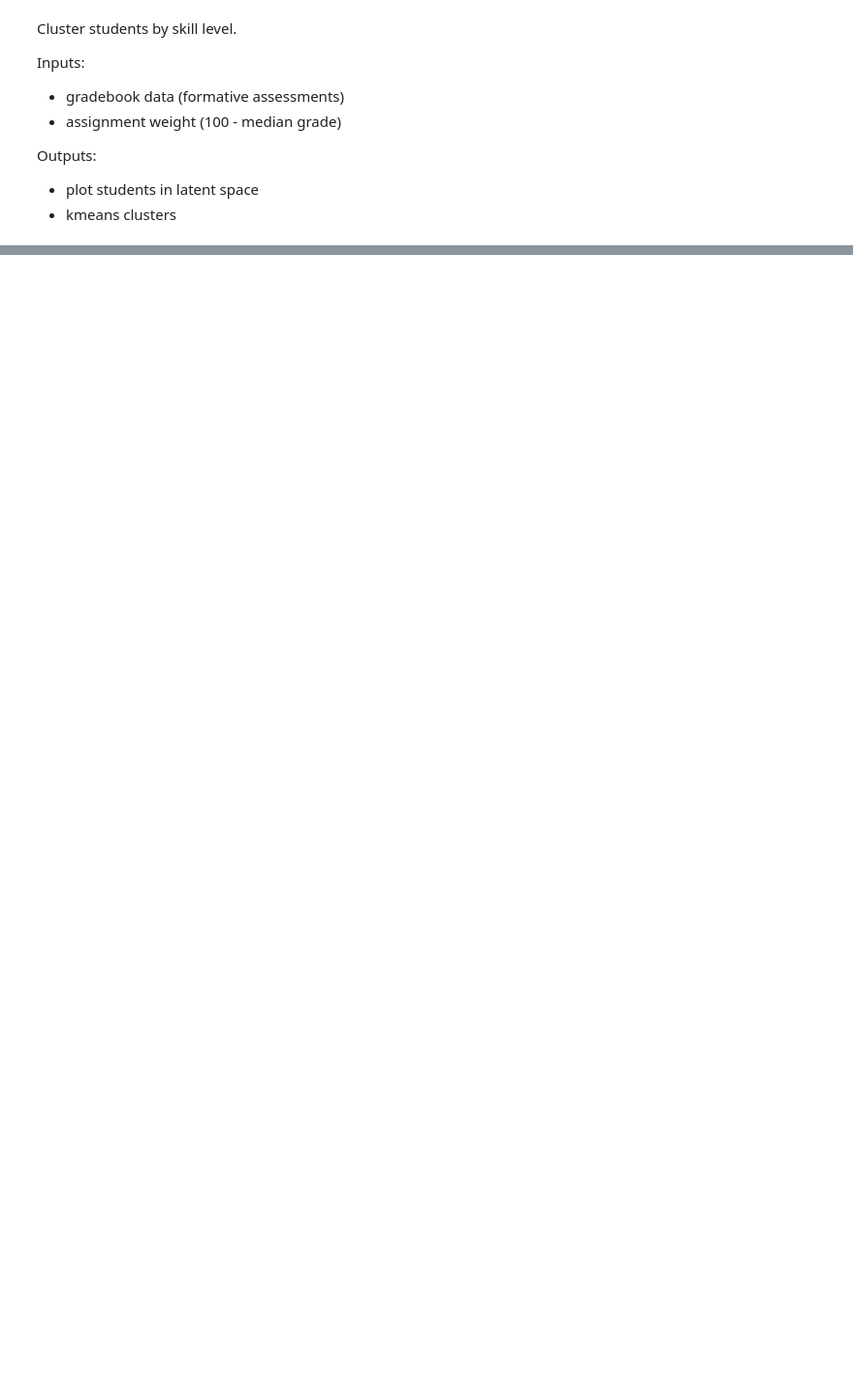
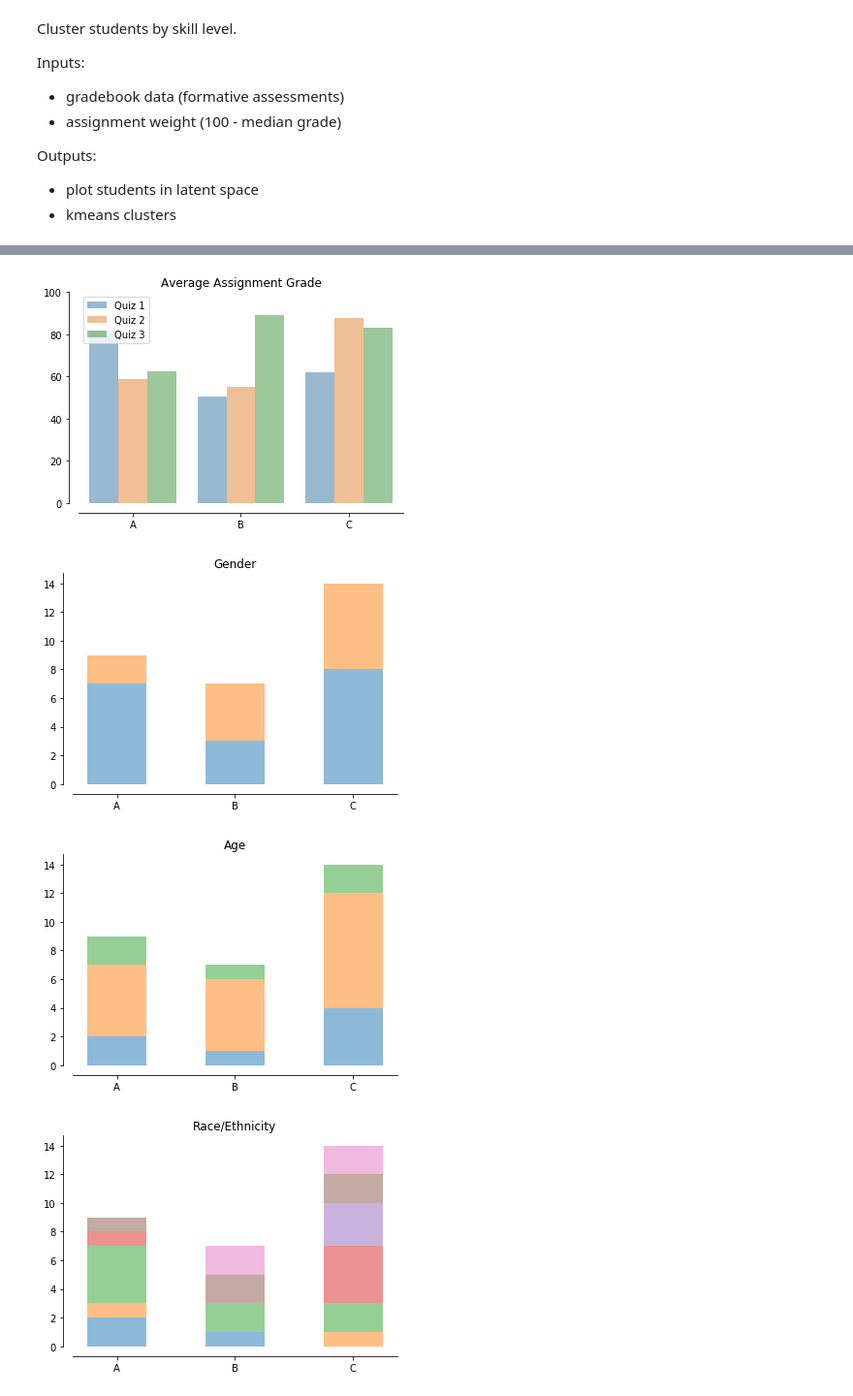
Before and after one commit to lukas-a-olson/differentiation, a Jupyter notebook: Differentiation Prototype.ipynb, the cells around one changed output, grey strips where cells are left out. Shown at 97% size. Drawn from its saved outputs; the diff is of its cells as text; code cells hidden in the pictures; blank space fills up the shorter version.

```diff
--- a/Differentiation Prototype.ipynb
+++ b/Differentiation Prototype.ipynb
@@ -107,0 +141,41 @@ plt.show()
+# %%
+# 4. Describe Clusters
+
+palette = sns.color_palette()
+# average scores by cluster
+temp = gb.groupby(cluster_method)[['Quiz 1', 'Quiz 2', 'Quiz 3']].mean()
+temp = temp.stack().reset_index().rename({'level_1':'quiz', 0:'grade', cluster_method:'cluster'}, axis='columns')
+b = sns.barplot('cluster', 'grade', 'quiz', data=temp, alpha=0.5, palette=palette)
+sns.despine(offset=10, trim=False)
+b.legend_.set_title('')
+plt.ylim([0,100])
+plt.xlabel('')
+plt.ylabel('')
+plt.title('Average Assignment Grade')
+plt.show()
+
+# similarities and differences on other characteristics (gender, age, race, SPED)
+for field in ['Gender', 'Age', 'Race/Ethnicity', 'SPED Status']:
+    temp = gb.groupby([cluster_method, field]).size()
+    temp = temp.reindex(pd.MultiIndex.from_product(temp.index.levels),
+                        fill_value=0.0)\
+                .reset_index()\
+                .rename({'level_0':'cluster', 'level_1':field, 0:'count'}, axis='columns')
+    temp['count'] = temp['count'].astype(int)
+    values = temp[field].drop_duplicates()
+    palette = itertools.cycle(sns.color_palette())
+    bottom = np.zeros(n_clusters)
+    for i, value in enumerate(values):
+        plt.bar(temp.loc[temp[field]==value, 'cluster'],
+                temp.loc[temp[field]==value, 'count'],
+                width=0.5, alpha=0.5, color=next(palette),
+                bottom=bottom)
+        bottom = np.add(bottom, temp.loc[temp[field]==value, 'count'])
+    sns.despine(offset=10, trim=False)
+    plt.title(field)
+    plt.show()
+# %% [output]
+[figure, added]
+[figure, added]
+[figure, added]
+[figure, added]
```
Also changed, not shown: parts of 9 cells of this notebook.
